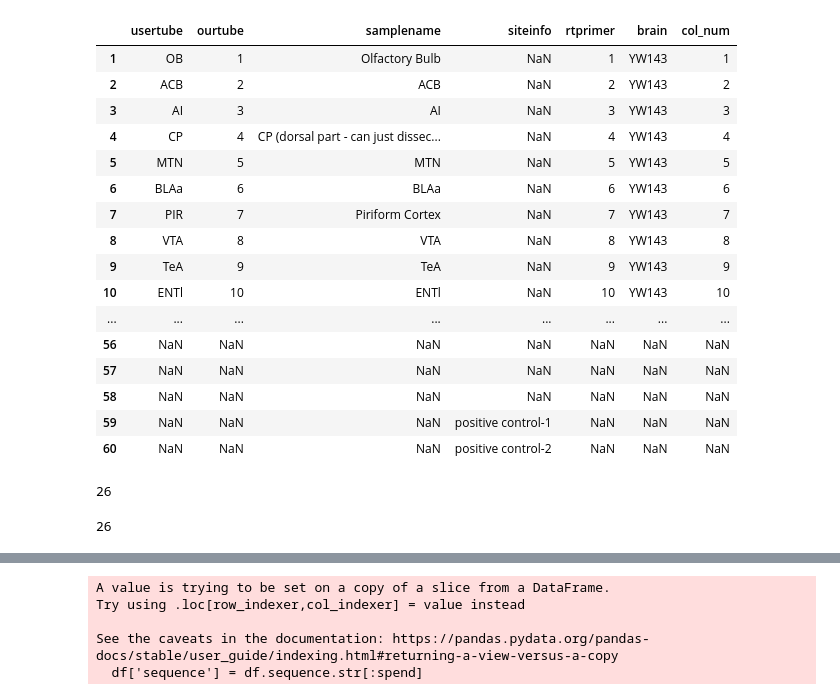
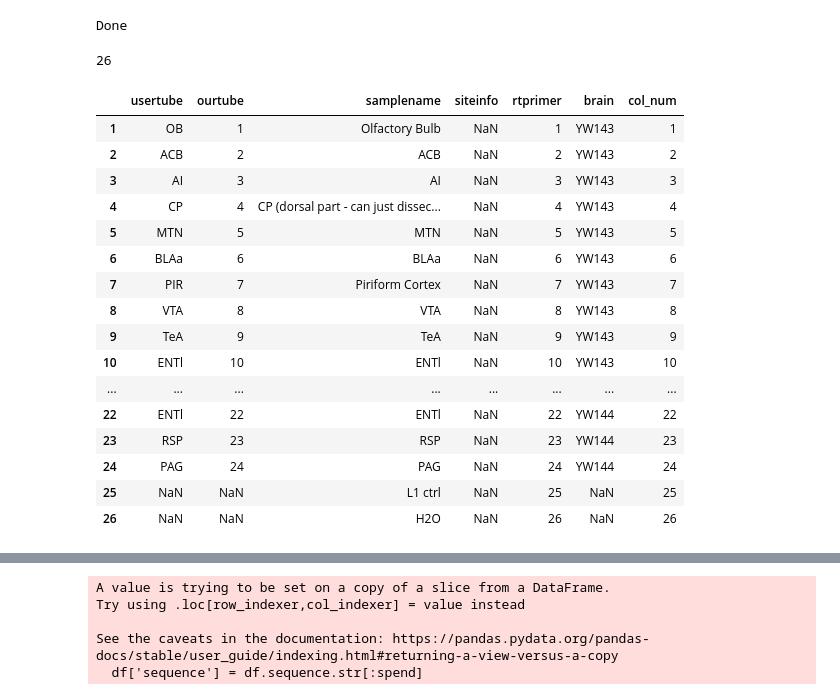
Before and after one commit to ZadorLaboratory/mapseq-processing, a Jupyter notebook: notebooks/MAPseq Processing.ipynb, the cells around one changed output, grey strips where cells are left out. Cells and saved outputs as stored; diff of their text form; code cells hidden in the pictures.

```diff
--- a/notebooks/MAPseq Processing.ipynb
+++ b/notebooks/MAPseq Processing.ipynb
@@ -1,18 +1,15 @@
 # %%
-import argparse
 import logging
 import os
 import sys
+from configparser import ConfigParser
+import pandas as pd
 
 gitpath=os.path.expanduser("~/git/mapseq-processing")
 sys.path.append(gitpath)
 
 gitpath=os.path.expanduser("~/git/cshlwork")
 sys.path.append(gitpath)
-
-from configparser import ConfigParser
-
-import pandas as pd
 
 from cshlwork.utils import JobRunner, JobStack, JobSet
 # for processing initial fastq
@@ -21,3 +18,17 @@ from mapseq.core import get_default_config, load_sample_info, load_barcodes, pro
 from mapseq.core import make_counts_df, do_threshold, filter_barcodes, write_fasta_for_bowtie
 # for bowtie
 from alignment.bowtie import run_bowtie, make_bowtie_df, matrix_df_from_btdf
+# Setup paths for analysis
+cp = get_default_config()
+sampleinfo = os.path.expanduser('~/project/mapseq/M205test/Mseq205_sampleinfo.xlsx')
+barcodes = os.path.expanduser('~/project/mapseq/M205test/barcode_v2.txt')
+outdir = os.path.expanduser('~/project/mapseq/M205testout')
+infiles = [
+    os.path.expanduser('~/project/mapseq/M205test/M205_HZ_S1_R1_001.fastq.gz'),
+    os.path.expanduser('~/project/mapseq/M205test/M205_HZ_S1_R2_001.fastq.gz')
+          ]
+#logging.getLogger().setLevel(logging.DEBUG)
+logging.getLogger().setLevel(logging.INFO)
+print("Done")
+# %% [output]
+Done
@@ -36,35 +35,31 @@ logging.getLogger().setLevel(logging.INFO)
 # %%
 sampdf = load_sample_info(cp, sampleinfo)
+# extract list of actually used primers.
+rtlist = list(sampdf.rtprimer.dropna())
+#print(len(rtlist))
+# make barcode handler objects
+bcolist = load_barcodes(cp, barcodes, labels=rtlist, outdir=outdir)
+print(len(bcolist))
+sampdf = sampdf[sampdf['rtprimer'].notna()]
 sampdf
 # %% [output]
+26
 |  | usertube | ourtube | samplename | siteinfo | rtprimer | brain | col_num |
 | 1 | OB | 1 | Olfactory Bulb | NaN | 1 | YW143 | 1 |
 | 2 | ACB | 2 | ACB | NaN | 2 | YW143 | 2 |
 | 3 | AI | 3 | AI | NaN | 3 | YW143 | 3 |
 | 4 | CP | 4 | CP (dorsal part - can just dissec... | NaN | 4 | YW143 | 4 |
 | 5 | MTN | 5 | MTN | NaN | 5 | YW143 | 5 |
 | 6 | BLAa | 6 | BLAa | NaN | 6 | YW143 | 6 |
 | 7 | PIR | 7 | Piriform Cortex | NaN | 7 | YW143 | 7 |
 | 8 | VTA | 8 | VTA | NaN | 8 | YW143 | 8 |
 | 9 | TeA | 9 | TeA | NaN | 9 | YW143 | 9 |
 | 10 | ENTl | 10 | ENTl | NaN | 10 | YW143 | 10 |
 | ... | ... | ... | ... | ... | ... | ... | ... |
-| 56 | NaN | NaN | NaN | NaN | NaN | NaN | NaN |
-| 57 | NaN | NaN | NaN | NaN | NaN | NaN | NaN |
-| 58 | NaN | NaN | NaN | NaN | NaN | NaN | NaN |
-| 59 | NaN | NaN | NaN | positive control-1 | NaN | NaN | NaN |
-| 60 | NaN | NaN | NaN | positive control-2 | NaN | NaN | NaN |
+| 22 | ENTl | 22 | ENTl | NaN | 22 | YW144 | 22 |
+| 23 | RSP | 23 | RSP | NaN | 23 | YW144 | 23 |
+| 24 | PAG | 24 | PAG | NaN | 24 | YW144 | 24 |
+| 25 | NaN | NaN | L1 ctrl | NaN | 25 | NaN | 25 |
+| 26 | NaN | NaN | H2O | NaN | 26 | NaN | 26 |
-# %%
-# extract list of actually used primers.
-rtlist = list(sampdf.rtprimer.dropna())
-len(rtlist)
-# %% [output]
-26
-# %%
-# make barcode handler objects
-bcolist = load_barcodes(cp, barcodes, labels=rtlist, outdir=outdir)
-len(bcolist)
-# %% [output]
-26
 # %%
 # handle all the input. usually takes ~25 minutes
```
Also changed, not shown: parts of 4 cells of this notebook, 4 other files.
